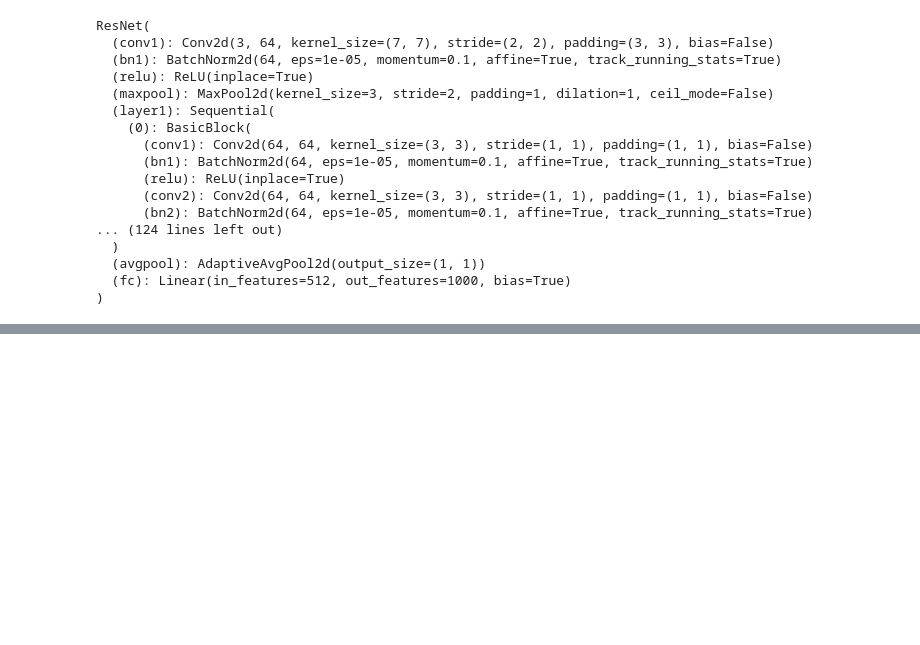
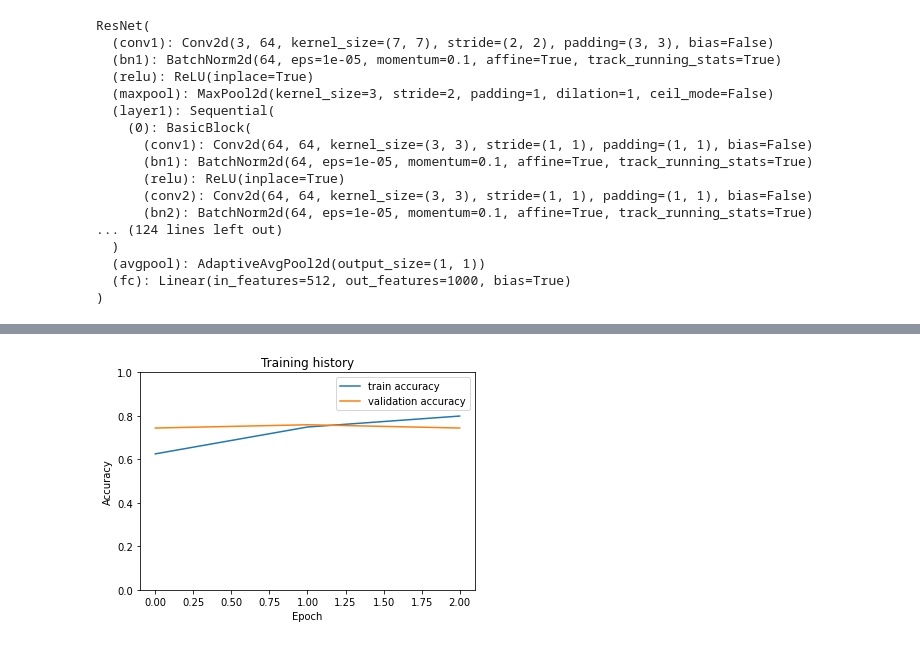
Before and after one commit to IhabBendidi/img_classification_benchmark, a Jupyter notebook: CNN_benchmark.ipynb, the cells around one changed output, grey strips where cells are left out. Drawn from its saved outputs; the diff is of its cells as text; code cells hidden in the pictures; blank space fills up the shorter version.

Commit message:
Added graphs for follow up of training

```diff
--- a/CNN_benchmark.ipynb
+++ b/CNN_benchmark.ipynb
@@ -60,6 +78,9 @@ NUM_VAL = 1000
 loader_train = DataLoader(trainset, batch_size=16,num_workers=4,sampler=ChunkSampler(NUM_TRAIN, 0))
 
 loader_val = DataLoader(trainset, batch_size=16,num_workers=4,sampler=ChunkSampler(NUM_VAL, NUM_TRAIN))
+# %%
+dataloaders = {'train':loader_train,'val':loader_val}
+dataset_sizes = {'train':NUM_TRAIN,'val':NUM_VAL}
 # %%
 loader_test = DataLoader(testset, batch_size=16, shuffle=True,num_workers=4)
 # %%
@@ -115,3 +136,7 @@ res_mod.fc = nn.Linear(num_ftrs, len(classes))
 # %%
 device = torch.device("cuda" if torch.cuda.is_available() else "cpu")
 res_mod = res_mod.to(device)
+# %%
+criterion = nn.CrossEntropyLoss().to(device)
+optimizer = optim.SGD(res_mod.parameters(), lr=0.001, momentum=0.9)
+exp_lr_scheduler = lr_scheduler.StepLR(optimizer, step_size=7, gamma=0.1)
@@ -117,0 +225,2 @@ res_mod = res_mod.to(device)
+# %%
+base_model,history = train_model(res_mod, criterion, optimizer, exp_lr_scheduler, num_epochs=3)
@@ -117,0 +251,12 @@ res_mod = res_mod.to(device)
+# %%
+# Plotting the results of the training and validation accuracy using the stored information in history
+plt.plot(history['train_acc'], label='train accuracy')
+plt.plot(history['val_acc'], label='validation accuracy')
+
+plt.title('Training history')
+plt.ylabel('Accuracy')
+plt.xlabel('Epoch')
+plt.legend()
+plt.ylim([0, 1]);
+# %% [output]
+[figure, added]
```
Also changed, not shown: parts of 14 cells of this notebook.
